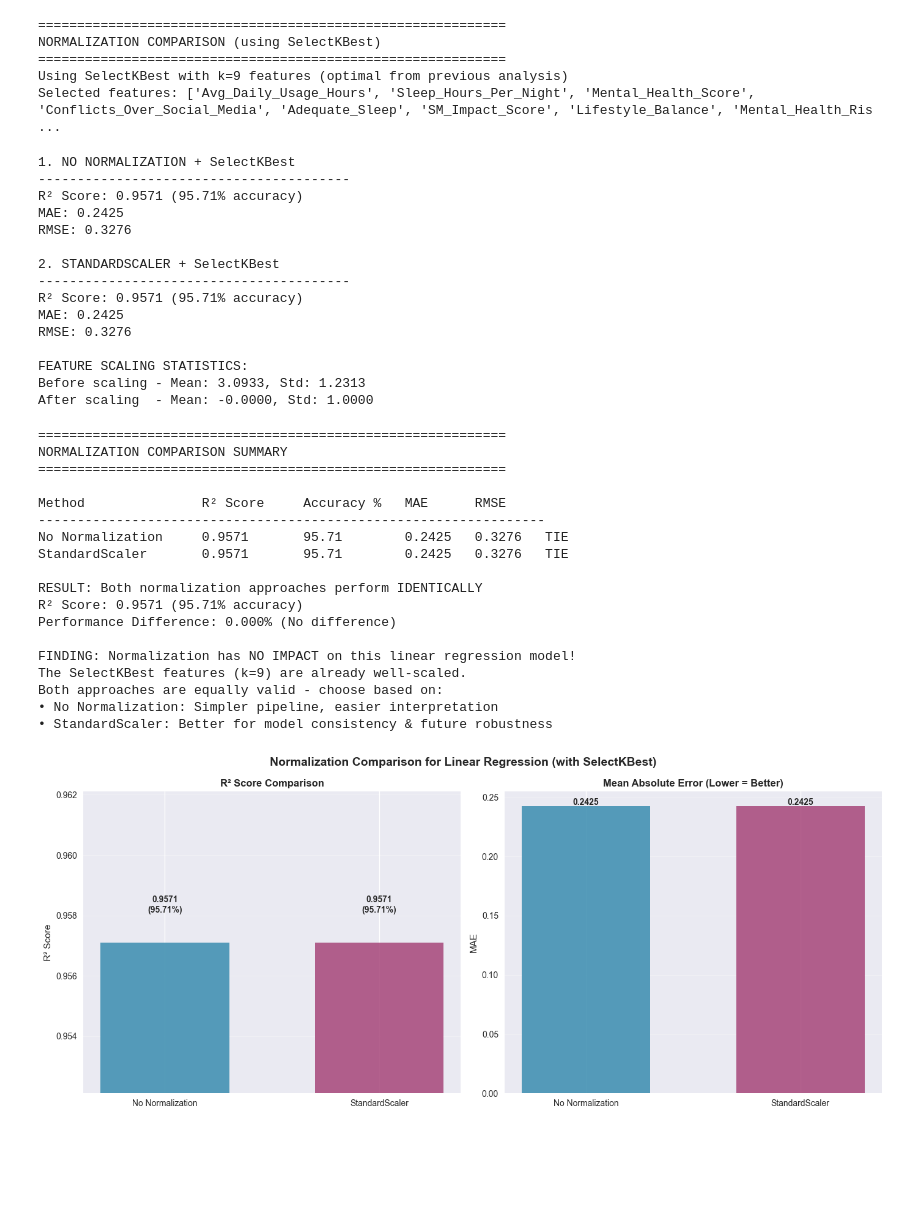
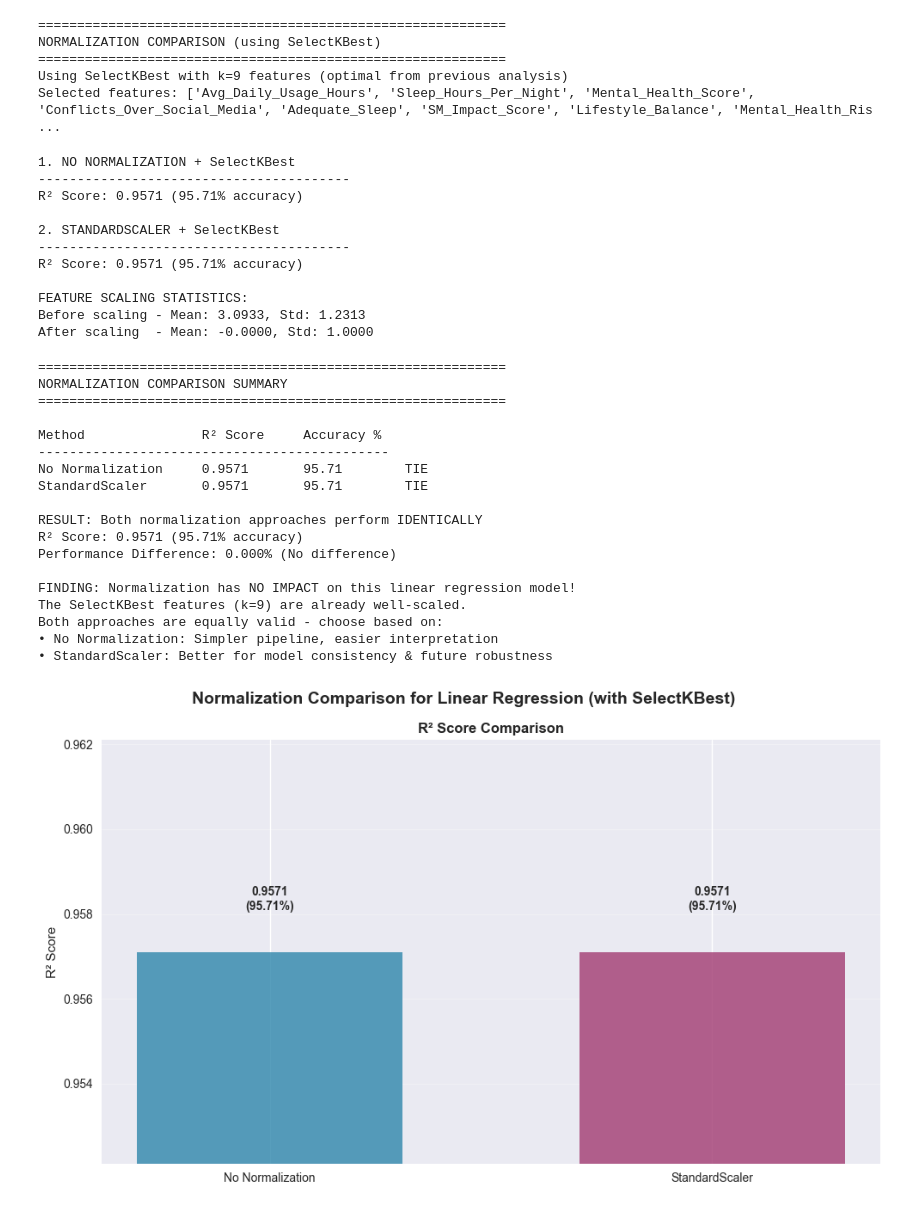
Before and after one commit to tsaqifimtinan/finalproject-kel-8-pm-d, a Jupyter notebook: linear-regression/linear_regression_analysis.ipynb, the cells around one changed output. Drawn from its saved outputs; the diff is of its cells as text; code cells hidden in the pictures; blank space fills up the shorter version.

```diff
--- a/linear-regression/linear_regression_analysis.ipynb
+++ b/linear-regression/linear_regression_analysis.ipynb
@@ -34,50 +33,37 @@ def train_and_evaluate_model(X_train, X_test, y_train, y_test, model_name="Model
     y_pred = model.predict(X_test)
 
     metrics = {
-        'R2': r2_score(y_test, y_pred),
-        'MAE': mean_absolute_error(y_test, y_pred),
-        'RMSE': np.sqrt(mean_squared_error(y_test, y_pred))
+        'R2': r2_score(y_test, y_pred)
     }
 
     return model, y_pred, metrics
 
 def print_metrics(metrics, model_name, n_features=None):
     """Print model performance metrics in a consistent format."""
-    r2, mae, rmse = metrics['R2'], metrics['MAE'], metrics['RMSE']
+    r2 = metrics['R2']
 
     if n_features:
         print(f"Features used: {n_features}")
     print(f"R² Score: {r2:.4f} ({r2*100:.2f}% accuracy)")
-    print(f"MAE: {mae:.4f}")
-    print(f"RMSE: {rmse:.4f}")
 
-def create_comparison_visualization(results_dict, title, x_label="Method", figsize=(14, 6)):
+def create_comparison_visualization(results_dict, title, x_label="Method", figsize=(10, 6)):
     """Create standardized comparison visualizations."""
-    fig, (ax1, ax2) = plt.subplots(1, 2, figsize=figsize)
+    fig, ax = plt.subplots(1, 1, figsize=figsize)
     fig.suptitle(title, fontsize=14, fontweight='bold')
 
     methods = list(results_dict.keys())
     r2_scores = [results_dict[method]['R2'] for method in methods]
-    mae_scores = [results_dict[method]['MAE'] for method in methods]
 
-    colors = ['#2E86AB', '#A23B72'] if len(methods) == 2 else ['#2E86AB', '#F18F01', '#A23B72']
+    colors = ['#2E86AB', '#A23B72'] if len(methods) == 2 else ['#2E86AB', '#F18F01', '#A23B72', '#C73E1D'] if len(methods) <= 4 else plt.cm.Set3(np.linspace(0, 1, len(methods)))
 
     # R² Score Comparison
-    bars1 = ax1.bar(methods, r2_scores, color=colors, alpha=0.8, width=0.6)
-    ax1.set_title('R² Score Comparison', fontweight='bold')
-    ax1.set_ylabel('R² Score')
-    ax1.set_ylim(min(r2_scores) - 0.005, max(r2_scores) + 0.005)
+    bars = ax.bar(methods, r2_scores, color=colors, alpha=0.8, width=0.6)
+    ax.set_title('R² Score Comparison', fontweight='bold')
+    ax.set_ylabel('R² Score')
+    ax.set_ylim(min(r2_scores) - 0.005, max(r2_scores) + 0.005)
     for i, v in enumerate(r2_scores):
-        ax1.text(i, v + 0.001, f'{v:.4f}\n({v*100:.2f}%)', ha='center', fontweight='bold', fontsize=10)
-    ax1.grid(axis='y', alpha=0.3)
-
-    # MAE Comparison
-    bars2 = ax2.bar(methods, mae_scores, color=colors, alpha=0.8, width=0.6)
-    ax2.set_title('Mean Absolute Error (Lower = Better)', fontweight='bold')
-    ax2.set_ylabel('MAE')
-    for i, v in enumerate(mae_scores):
-        ax2.text(i, v + 0.001, f'{v:.4f}', ha='center', fontweight='bold', fontsize=10)
-    ax2.grid(axis='y', alpha=0.3)
+        ax.text(i, v + 0.001, f'{v:.4f}\n({v*100:.2f}%)', ha='center', fontweight='bold', fontsize=10)
+    ax.grid(axis='y', alpha=0.3)
 
     plt.tight_layout()
     plt.show()
@@ -500,14 +486,10 @@ print(f"After scaling  - Mean: {X_train_scaled.mean():.4f}, Std: {X_train_scaled
 1. NO NORMALIZATION + SelectKBest
 ----------------------------------------
 R² Score: 0.9571 (95.71% accuracy)
-MAE: 0.2425
-RMSE: 0.3276
 
 2. STANDARDSCALER + SelectKBest
 ----------------------------------------
 R² Score: 0.9571 (95.71% accuracy)
-MAE: 0.2425
-RMSE: 0.3276
 
 FEATURE SCALING STATISTICS:
 Before scaling - Mean: 3.0933, Std: 1.2313
@@ -519,17 +501,17 @@ print("NORMALIZATION COMPARISON SUMMARY")
 print("="*60)
 
 # Results table
-print(f"\n{'Method':<20} {'R² Score':<12} {'Accuracy %':<12} {'MAE':<8} {'RMSE':<8}")
-print("-" * 65)
+print(f"\n{'Method':<20} {'R² Score':<12} {'Accuracy %':<12}")
+print("-" * 45)
 
 r2_values = [normalization_results[k]['R2'] for k in normalization_results.keys()]
 max_r2, min_r2 = max(r2_values), min(r2_values)
 is_tie = abs(max_r2 - min_r2) < 1e-10
 
 for method, metrics in normalization_results.items():
-    r2, mae, rmse = metrics['R2'], metrics['MAE'], metrics['RMSE']
+    r2 = metrics['R2']
     status = "TIE" if is_tie else ("WINNER" if r2 == max_r2 else "")
-    print(f"{method:<20} {r2:<12.4f} {r2*100:<12.2f} {mae:<8.4f} {rmse:<8.4f} {status}")
+    print(f"{method:<20} {r2:<12.4f} {r2*100:<12.2f} {status}")
 
 # Analysis
 if is_tie:
@@ -542,36 +524,36 @@ if is_tie:
     print(f"• No Normalization: Simpler pipeline, easier interpretation")
     print(f"• StandardScaler: Better for model consistency & future robustness")
     norm_winner = "No Normalization (recommended for simplicity)"
 else:
     norm_winner = max(normalization_results.keys(), key=lambda k: normalization_results[k]['R2'])
     improvement = ((max_r2 - min_r2) / min_r2) * 100
     print(f"\nWINNER: {norm_winner}")
     print(f"Best R² Score: {max_r2:.4f} ({max_r2*100:.2f}% accuracy)")
     print(f"Performance Difference: {improvement:.3f}%")
 
 # Visualization
 create_comparison_visualization(
     normalization_results,
     'Normalization Comparison for Linear Regression (with SelectKBest)'
 )
 # %% [output]
 ============================================================
 NORMALIZATION COMPARISON SUMMARY
 ============================================================
 
-Method               R² Score     Accuracy %   MAE      RMSE
------------------------------------------------------------------
-No Normalization     0.9571       95.71        0.2425   0.3276   TIE
-StandardScaler       0.9571       95.71        0.2425   0.3276   TIE
+Method               R² Score     Accuracy %
+---------------------------------------------
+No Normalization     0.9571       95.71        TIE
+StandardScaler       0.9571       95.71        TIE
 
 RESULT: Both normalization approaches perform IDENTICALLY
 R² Score: 0.9571 (95.71% accuracy)
 Performance Difference: 0.000% (No difference)
 
 FINDING: Normalization has NO IMPACT on this linear regression model!
 The SelectKBest features (k=9) are already well-scaled.
 Both approaches are equally valid - choose based on:
 • No Normalization: Simpler pipeline, easier interpretation
 • StandardScaler: Better for model consistency & future robustness
-[figure, old version]
+[figure, new version]
 # %% [markdown]
```
Also changed, not shown: parts of 10 cells of this notebook.
